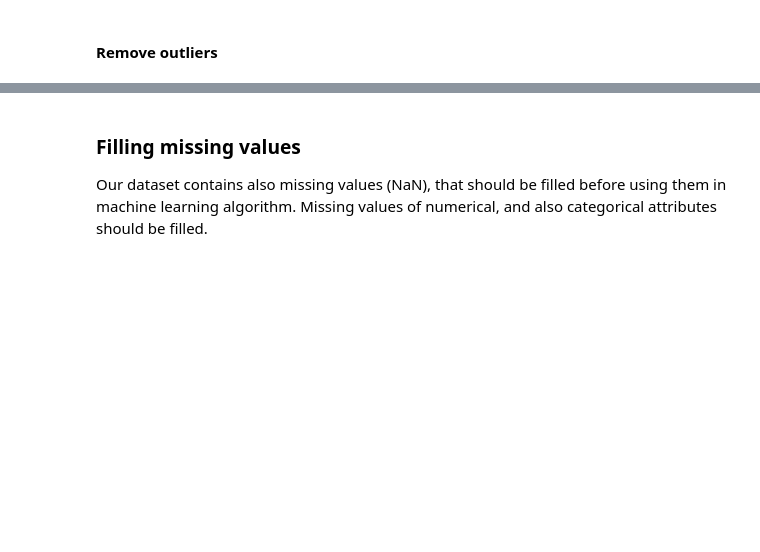
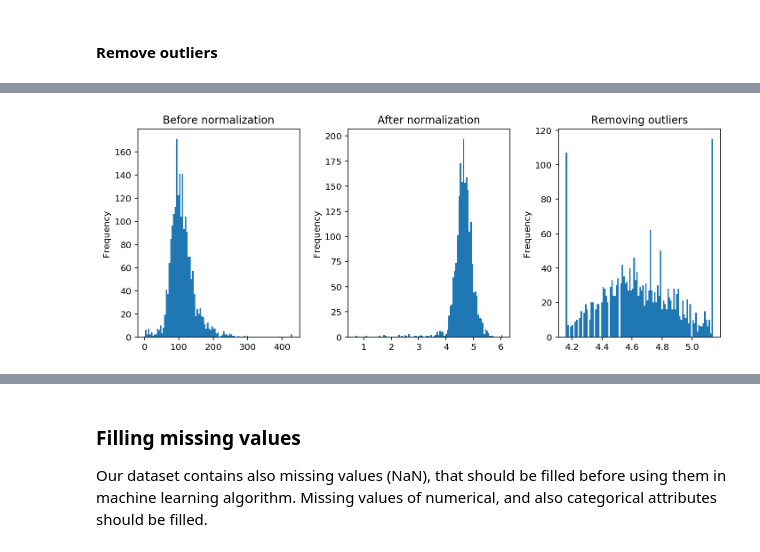
Before and after one commit to pmacinec/iau-project, a Jupyter notebook: macinec_janik_project1_preprocessing.ipynb, the cells around one changed output, grey strips where cells are left out. Cells and saved outputs as stored; diff of their text form; code cells hidden in the pictures; blank space fills up the shorter version.

```diff
--- a/macinec_janik_project1_preprocessing.ipynb
+++ b/macinec_janik_project1_preprocessing.ipynb
@@ -519,0 +568,4 @@ prob = stats.probplot(df_train.T4U, dist=stats.norm, plot=ax1)
+# %%
+data_normalization_compare(transformed2, 'TT4')
+# %% [output]
+[figure, added]
```
Also changed, not shown: parts of 63 cells of this notebook.
